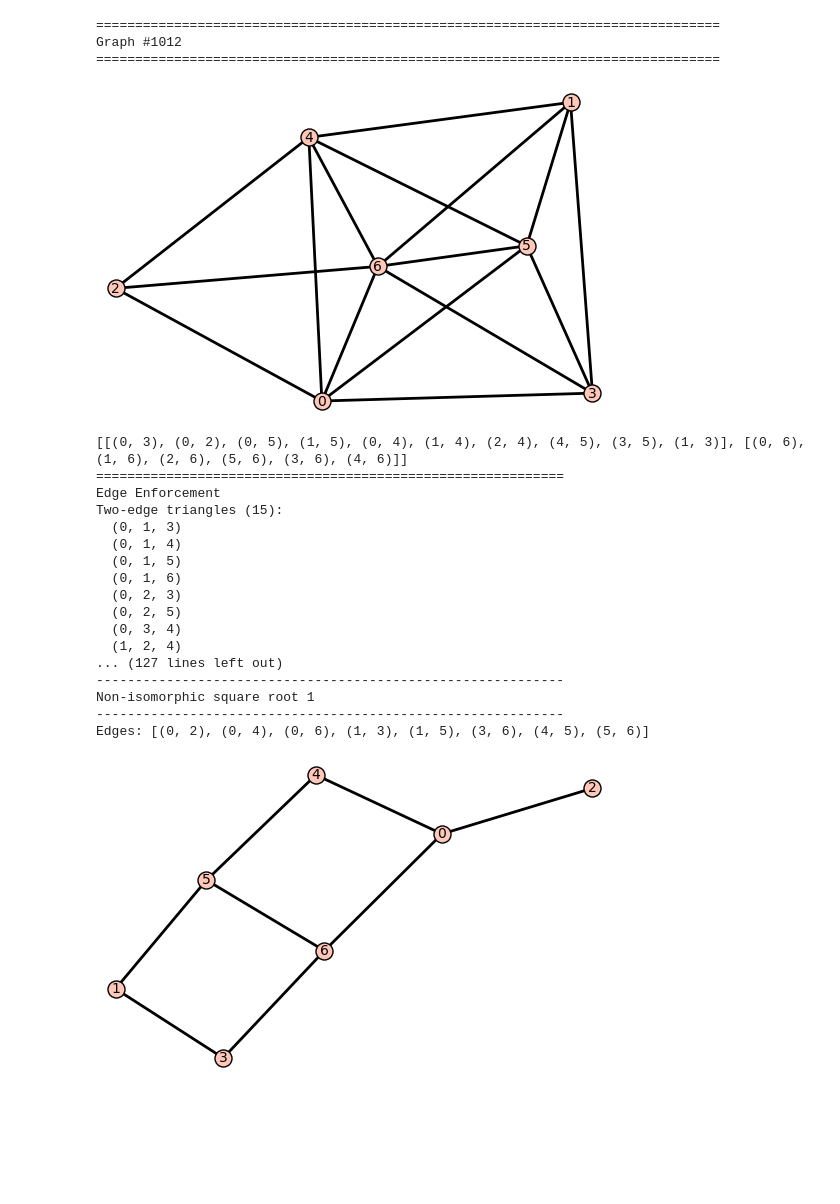
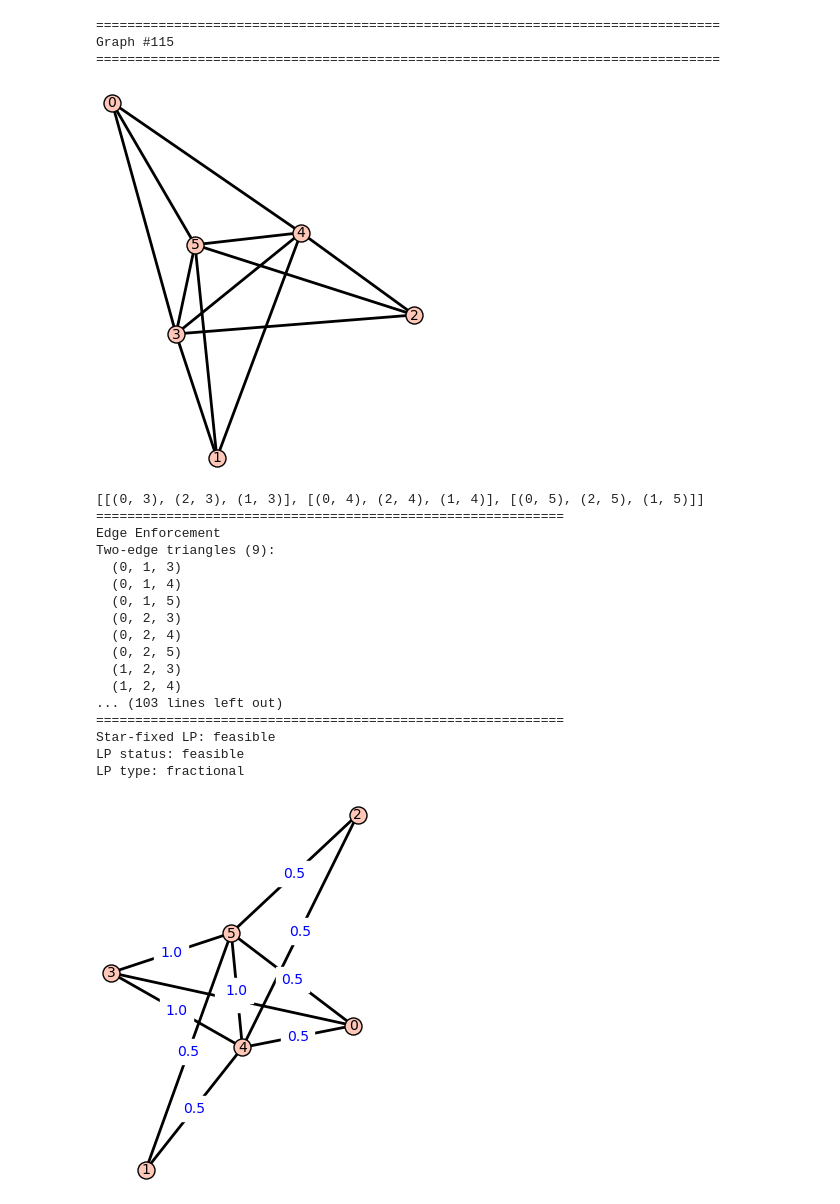
Before and after one commit to Hellwoodoo/Graph-Squares, a Jupyter notebook: Optimization of Graph Squares/Notebooks/EdgeEnforcementGraphSquares.ipynb, the cells around one changed output. Saved outputs shown, nothing was run; the diff lists cells and outputs as text; code cells hidden in the pictures; blank space fills up the shorter version.

```diff
--- a/Optimization of Graph Squares/Notebooks/EdgeEnforcementGraphSquares.ipynb
+++ b/Optimization of Graph Squares/Notebooks/EdgeEnforcementGraphSquares.ipynb
@@ -539,7 +539,6 @@ def max_edge_enforcement_fixing_linear_program(G, verbose=False):
             if verbose:
                 print("Trying", symbol, "= 1")
                 print("  -> infeasible")
-            return m, x
     if inconsistent_groups:
         star = choose_inconsistent_star(G, inconsistent_groups)
         if star is None:
@@ -590,7 +589,7 @@ from matplotlib.backends.backend_pdf import PdfPages
 from sage.numerical.mip import MIPSolverException
 from sage.graphs.graph_generators import graphs as graph_gens
 
-n = 7
+n = 4
 ncpus = 12
 dir = f"max_edge_enforcement_graph_output"
 output_dir = os.path.join(dir, f"n={n}")
@@ -876,5 +874,5 @@ if mismatch_results:
 # %%
-n = 7
+n = 4
 filename = f"max_edge_enforcement_graph_output/n={n}/graph_summary_n={n}.txt"
 
 summary = {}
@@ -1186,51 +1184,51 @@ def display_graph(idx=None, n=None, G=None):
 
         print("Edges:",
               sorted(H.edges(labels=False)))
 
         display(
             H.plot(
                 vertex_labels=True,
                 vertex_size=150,
                 edge_thickness=2,
                 title=f"Square root {i}"
             ).matplotlib()
         )
 
-display_graph(1012, 7)
+display_graph(115, 6)
 # H = Graph()
 # H.add_edges([
 #     (0,1),(0,2),(0,3),
 #     (1,2),(1,3),
 #     (2,3)
 # ])
 # H.add_edges([
 #     (0,4),
 #     (1,5),
 #     (2,6),
 #     (3,7)
 # ])
 # G = graph_square(H)
 # display_graph(G=G)
 # %% [output]
 ================================================================================
-Graph #1012
+Graph #115
 ================================================================================
-[figure, old version]
+[figure, new version]
-[[(0, 3), (0, 2), (0, 5), (1, 5), (0, 4), (1, 4), (2, 4), (4, 5), (3, 5), (1, 3)], [(0, 6), (1, 6), (2, 6), (5, 6), (3, 6), (4, 6)]]
+[[(0, 3), (2, 3), (1, 3)], [(0, 4), (2, 4), (1, 4)], [(0, 5), (2, 5), (1, 5)]]
 ============================================================
 Edge Enforcement
-Two-edge triangles (15):
+Two-edge triangles (9):
   (0, 1, 3)
   (0, 1, 4)
   (0, 1, 5)
-  (0, 1, 6)
   (0, 2, 3)
+  (0, 2, 4)
   (0, 2, 5)
-  (0, 3, 4)
+  (1, 2, 3)
   (1, 2, 4)
-... (127 lines left out)
-------------------------------------------------------------
-Non-isomorphic square root 1
-------------------------------------------------------------
-Edges: [(0, 2), (0, 4), (0, 6), (1, 3), (1, 5), (3, 6), (4, 5), (5, 6)]
+... (103 lines left out)
+============================================================
+Star-fixed LP: feasible
+LP status: feasible
+LP type: fractional
-[figure, old version]
+[figure, new version]
```
Also changed, not shown: parts of 3 cells of this notebook, 12 other files.
